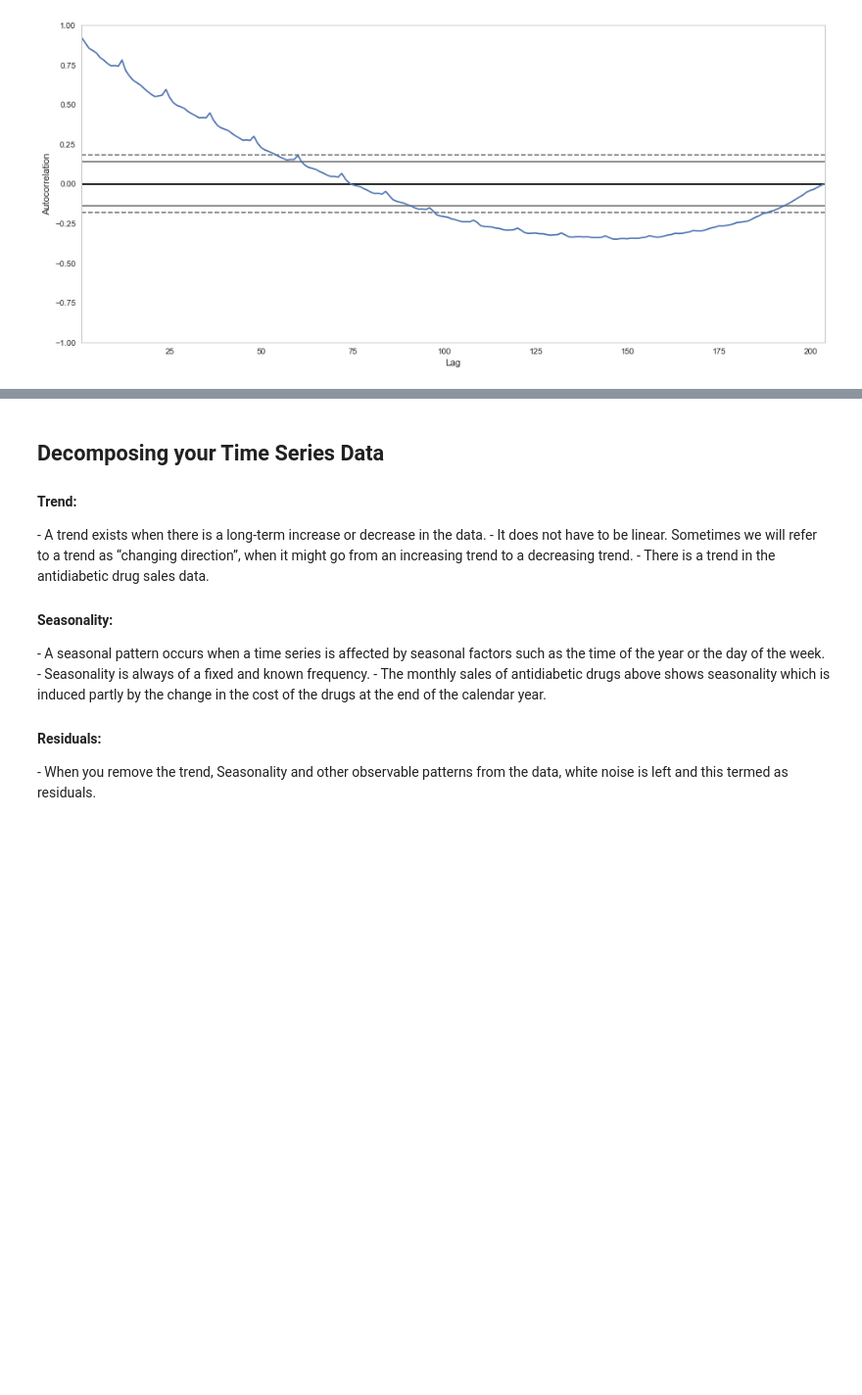
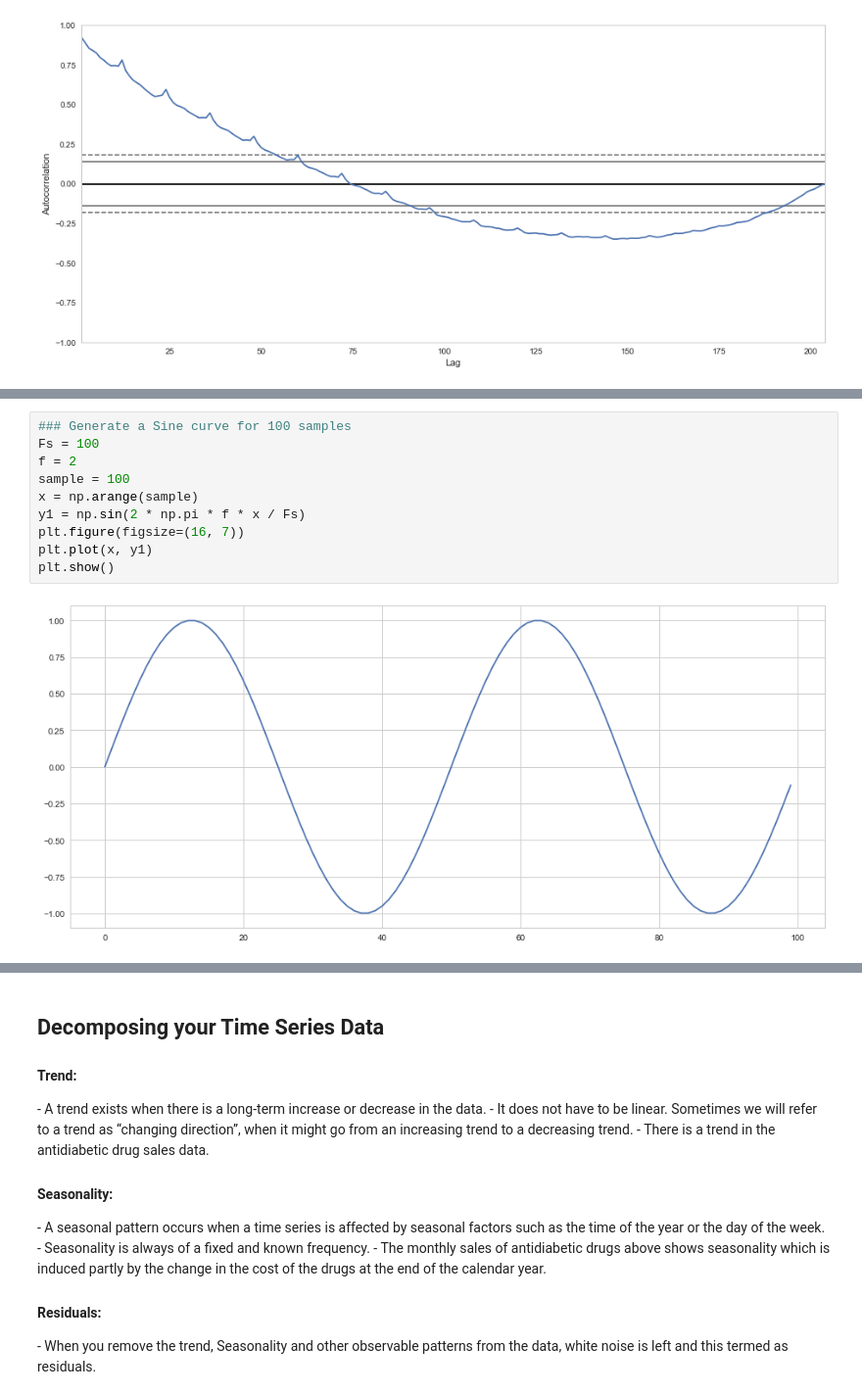
Before and after one commit to prakashjayy/Time_Series_Course, a Jupyter notebook: Session-1.ipynb, the cells around one changed output, grey strips where cells are left out. Shown at 98% size. Saved outputs shown, nothing was run; the diff lists cells and outputs as text; blank space fills up the shorter version.

```diff
--- a/Session-1.ipynb
+++ b/Session-1.ipynb
@@ -273,0 +351,12 @@ autocorrelation_plot(ts["y"])
+# %%
+### Generate a Sine curve for 100 samples
+Fs = 100
+f = 2
+sample = 100
+x = np.arange(sample)
+y1 = np.sin(2 * np.pi * f * x / Fs)
+plt.figure(figsize=(16, 7))
+plt.plot(x, y1)
+plt.show()
+# %% [output]
+[figure, added]
```
Also changed, not shown: parts of 20 cells of this notebook, 1 other file.
